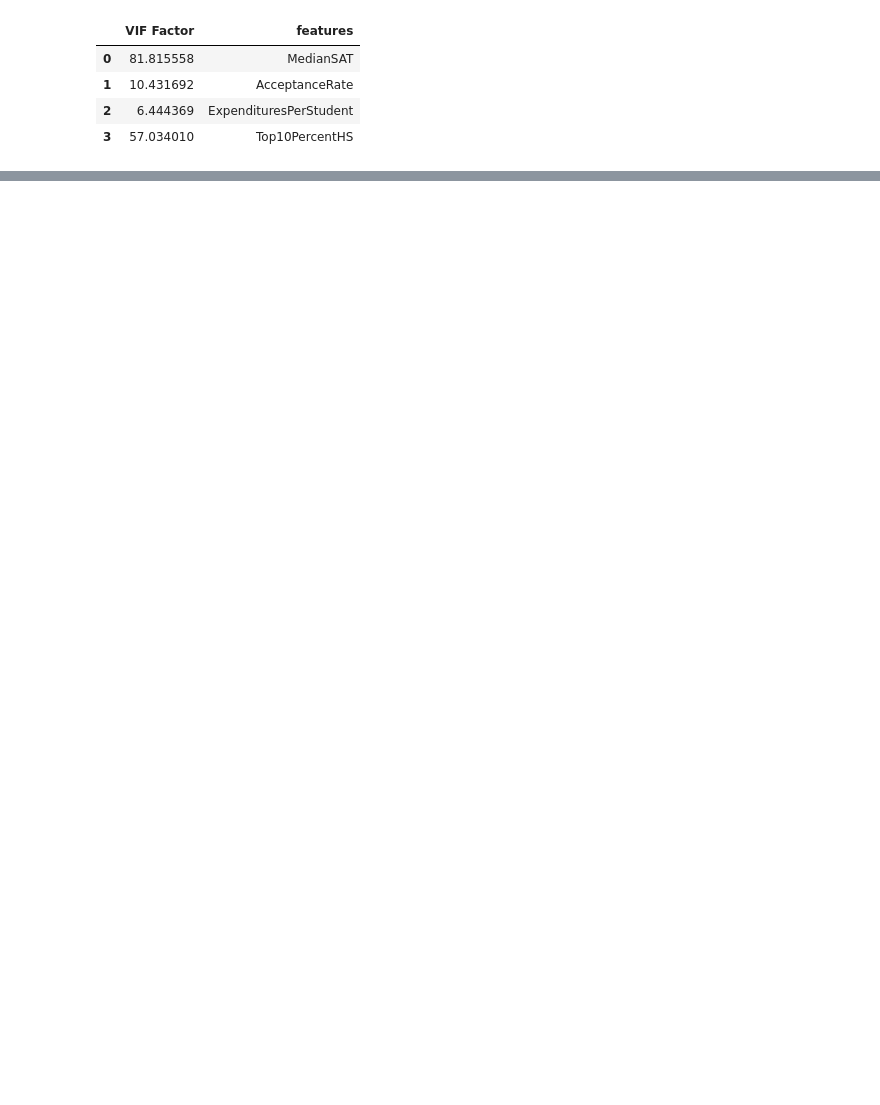
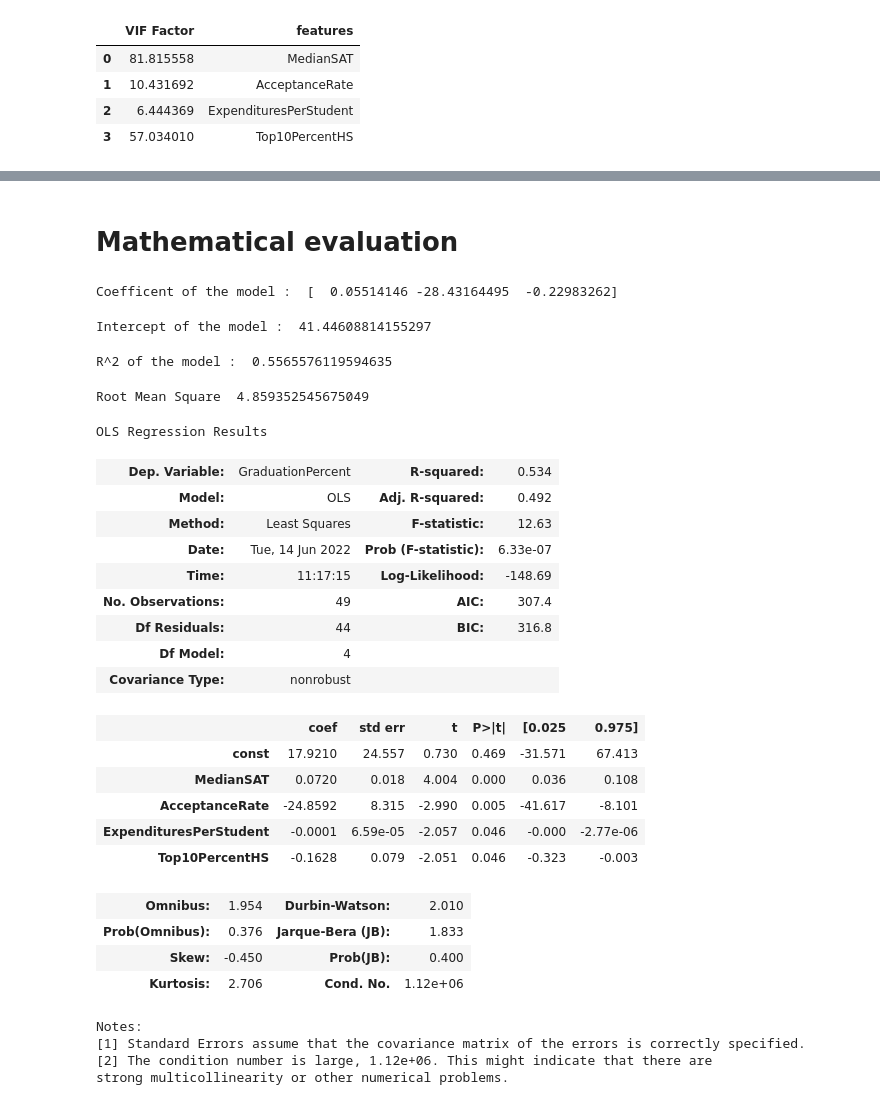
Before and after one commit to mahimai-raja/Data_Analytics, a Jupyter notebook: 02-Basics/Multiple_Linear_Regression/Lesson_01.ipynb, the cells around one changed output, grey strips where cells are left out. Saved outputs shown, nothing was run; the diff lists cells and outputs as text; code cells hidden in the pictures; blank space fills up the shorter version.

Commit message:
Mathematical evaluation

```diff
--- a/02-Basics/Multiple_Linear_Regression/Lesson_01.ipynb
+++ b/02-Basics/Multiple_Linear_Regression/Lesson_01.ipynb
@@ -215,0 +187,58 @@ TypeError: __init__() takes 1 positional argument but 3 were given
+# %% [markdown]
+# Mathematical evaluation
+# %%
+print('Coefficent of the model : ',model.coef_)
+# %% [output]
+Coefficent of the model :  [  0.05514146 -28.43164495  -0.22983262]
+# %%
+print('Intercept of the model : ',model.intercept_)
+# %% [output]
+Intercept of the model :  41.44608814155297
+# %%
+print('R^2 of the model : ', model.score(x_test, y_test))
+# %% [output]
+R^2 of the model :  0.5565576119594635
+# %%
+import math
+from sklearn.metrics import mean_squared_error
+T_pred = model.predict(x_test)
+
+print('Root Mean Square ', math.sqrt(mean_squared_error(y_test, T_pred)))
+# %% [output]
+Root Mean Square  4.859352545675049
+# %%
+import statsmodels.api as sm
+
+x = independent
+y = data.GraduationPercent
+
+x2 = sm.add_constant(x)
+ols = sm.OLS(y, x2)
+est = ols.fit()
+
+est.summary()
+# %% [output]
+OLS Regression Results
+| Dep. Variable: | GraduationPercent | R-squared: | 0.534 |
+| Model: | OLS | Adj. R-squared: | 0.492 |
+| Method: | Least Squares | F-statistic: | 12.63 |
+| Date: | Tue, 14 Jun 2022 | Prob (F-statistic): | 6.33e-07 |
+| Time: | 11:17:15 | Log-Likelihood: | -148.69 |
+| No. Observations: | 49 | AIC: | 307.4 |
+| Df Residuals: | 44 | BIC: | 316.8 |
+| Df Model: | 4 |  |  |
+| Covariance Type: | nonrobust |  |  |
+|  | coef | std err | t | P>|t| | [0.025 | 0.975] |
+| const | 17.9210 | 24.557 | 0.730 | 0.469 | -31.571 | 67.413 |
+| MedianSAT | 0.0720 | 0.018 | 4.004 | 0.000 | 0.036 | 0.108 |
+| AcceptanceRate | -24.8592 | 8.315 | -2.990 | 0.005 | -41.617 | -8.101 |
+| ExpendituresPerStudent | -0.0001 | 6.59e-05 | -2.057 | 0.046 | -0.000 | -2.77e-06 |
+| Top10PercentHS | -0.1628 | 0.079 | -2.051 | 0.046 | -0.323 | -0.003 |
+| Omnibus: | 1.954 | Durbin-Watson: | 2.010 |
+| Prob(Omnibus): | 0.376 | Jarque-Bera (JB): | 1.833 |
+| Skew: | -0.450 | Prob(JB): | 0.400 |
+| Kurtosis: | 2.706 | Cond. No. | 1.12e+06 |
+Notes:
+[1] Standard Errors assume that the covariance matrix of the errors is correctly specified.
+[2] The condition number is large, 1.12e+06. This might indicate that there are
+strong multicollinearity or other numerical problems.
```
Also changed, not shown: parts of 10 cells of this notebook.
